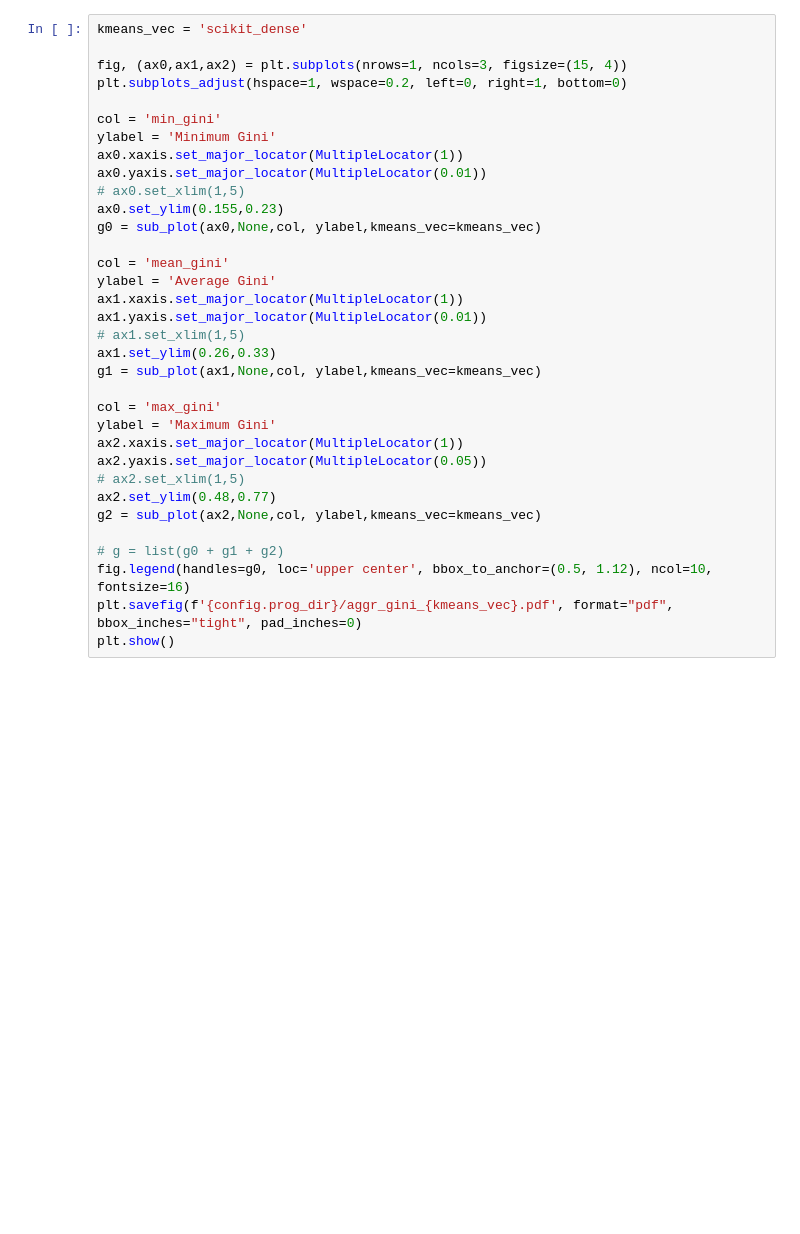
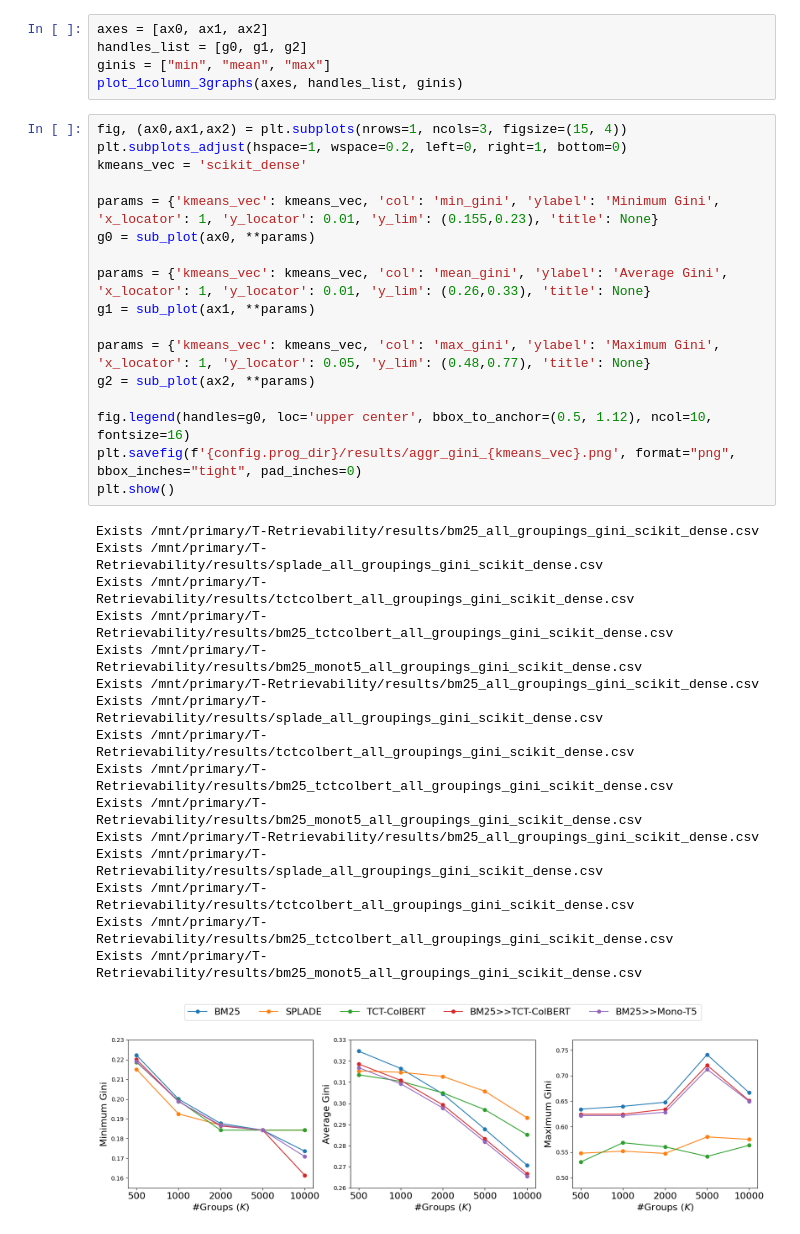
Before and after one commit to XuejunChang/T-Retrievability, a Jupyter notebook: src/plot.ipynb, the cells around one changed output. Drawn from its saved outputs; the diff is of its cells as text; blank space fills up the shorter version.

```diff
--- a/src/plot.ipynb
+++ b/src/plot.ipynb
@@ -64,34 +132,39 @@ def sub_plot(plt,title,col, ylabel, kmeans_vec=None):
+# %%
+axes = [ax0, ax1, ax2]
+handles_list = [g0, g1, g2]
+ginis = ["min", "mean", "max"]
+plot_1column_3graphs(axes, handles_list, ginis)
 # %%
+fig, (ax0,ax1,ax2) = plt.subplots(nrows=1, ncols=3, figsize=(15, 4))
+plt.subplots_adjust(hspace=1, wspace=0.2, left=0, right=1, bottom=0)
 kmeans_vec = 'scikit_dense'
 
-fig, (ax0,ax1,ax2) = plt.subplots(nrows=1, ncols=3, figsize=(15, 4))
-plt.subplots_adjust(hspace=1, wspace=0.2, left=0, right=1, bottom=0)
+params = {'kmeans_vec': kmeans_vec, 'col': 'min_gini', 'ylabel': 'Minimum Gini', 'x_locator': 1, 'y_locator': 0.01, 'y_lim': (0.155,0.23), 'title': None}
+g0 = sub_plot(ax0, **params)
 
-col = 'min_gini'
-ylabel = 'Minimum Gini'
-ax0.xaxis.set_major_locator(MultipleLocator(1))
-ax0.yaxis.set_major_locator(MultipleLocator(0.01))
-# ax0.set_xlim(1,5)
-ax0.set_ylim(0.155,0.23)
-g0 = sub_plot(ax0,None,col, ylabel,kmeans_vec=kmeans_vec)
+params = {'kmeans_vec': kmeans_vec, 'col': 'mean_gini', 'ylabel': 'Average Gini', 'x_locator': 1, 'y_locator': 0.01, 'y_lim': (0.26,0.33), 'title': None}
+g1 = sub_plot(ax1, **params)
 
-col = 'mean_gini'
-ylabel = 'Average Gini'
-ax1.xaxis.set_major_locator(MultipleLocator(1))
-ax1.yaxis.set_major_locator(MultipleLocator(0.01))
-# ax1.set_xlim(1,5)
-ax1.set_ylim(0.26,0.33)
-g1 = sub_plot(ax1,None,col, ylabel,kmeans_vec=kmeans_vec)
+params = {'kmeans_vec': kmeans_vec, 'col': 'max_gini', 'ylabel': 'Maximum Gini', 'x_locator': 1, 'y_locator': 0.05, 'y_lim': (0.48,0.77), 'title': None}
+g2 = sub_plot(ax2, **params)
 
-col = 'max_gini'
-ylabel = 'Maximum Gini'
-ax2.xaxis.set_major_locator(MultipleLocator(1))
-ax2.yaxis.set_major_locator(MultipleLocator(0.05))
-# ax2.set_xlim(1,5)
-ax2.set_ylim(0.48,0.77)
-g2 = sub_plot(ax2,None,col, ylabel,kmeans_vec=kmeans_vec)
-
-# g = list(g0 + g1 + g2)
 fig.legend(handles=g0, loc='upper center', bbox_to_anchor=(0.5, 1.12), ncol=10, fontsize=16)
-plt.savefig(f'{config.prog_dir}/aggr_gini_{kmeans_vec}.pdf', format="pdf", bbox_inches="tight", pad_inches=0)
+plt.savefig(f'{config.prog_dir}/results/aggr_gini_{kmeans_vec}.png', format="png", bbox_inches="tight", pad_inches=0)
 plt.show()
+# %% [output]
+Exists /mnt/primary/T-Retrievability/results/bm25_all_groupings_gini_scikit_dense.csv
+Exists /mnt/primary/T-Retrievability/results/splade_all_groupings_gini_scikit_dense.csv
+Exists /mnt/primary/T-Retrievability/results/tctcolbert_all_groupings_gini_scikit_dense.csv
+Exists /mnt/primary/T-Retrievability/results/bm25_tctcolbert_all_groupings_gini_scikit_dense.csv
+Exists /mnt/primary/T-Retrievability/results/bm25_monot5_all_groupings_gini_scikit_dense.csv
+Exists /mnt/primary/T-Retrievability/results/bm25_all_groupings_gini_scikit_dense.csv
+Exists /mnt/primary/T-Retrievability/results/splade_all_groupings_gini_scikit_dense.csv
+Exists /mnt/primary/T-Retrievability/results/tctcolbert_all_groupings_gini_scikit_dense.csv
+Exists /mnt/primary/T-Retrievability/results/bm25_tctcolbert_all_groupings_gini_scikit_dense.csv
+Exists /mnt/primary/T-Retrievability/results/bm25_monot5_all_groupings_gini_scikit_dense.csv
+Exists /mnt/primary/T-Retrievability/results/bm25_all_groupings_gini_scikit_dense.csv
+Exists /mnt/primary/T-Retrievability/results/splade_all_groupings_gini_scikit_dense.csv
+Exists /mnt/primary/T-Retrievability/results/tctcolbert_all_groupings_gini_scikit_dense.csv
+Exists /mnt/primary/T-Retrievability/results/bm25_tctcolbert_all_groupings_gini_scikit_dense.csv
+Exists /mnt/primary/T-Retrievability/results/bm25_monot5_all_groupings_gini_scikit_dense.csv
+[figure, added]
```
Also changed, not shown: parts of 8 cells of this notebook, 27 other files.
